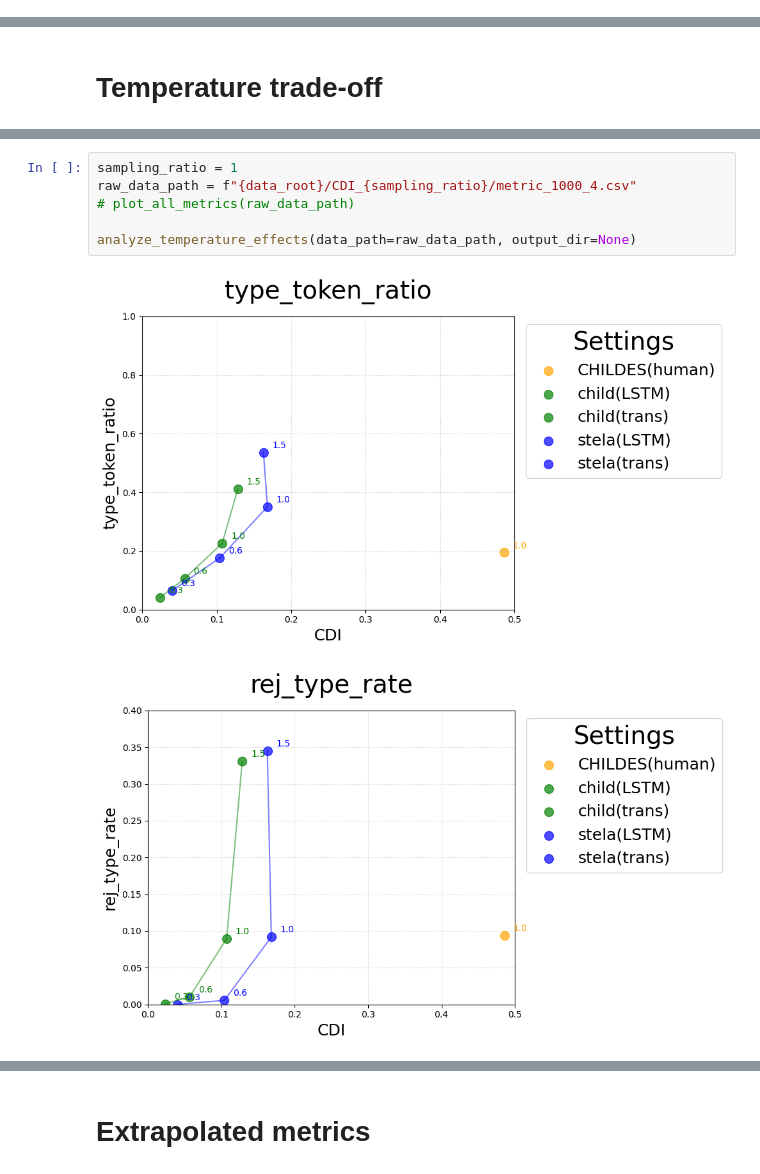
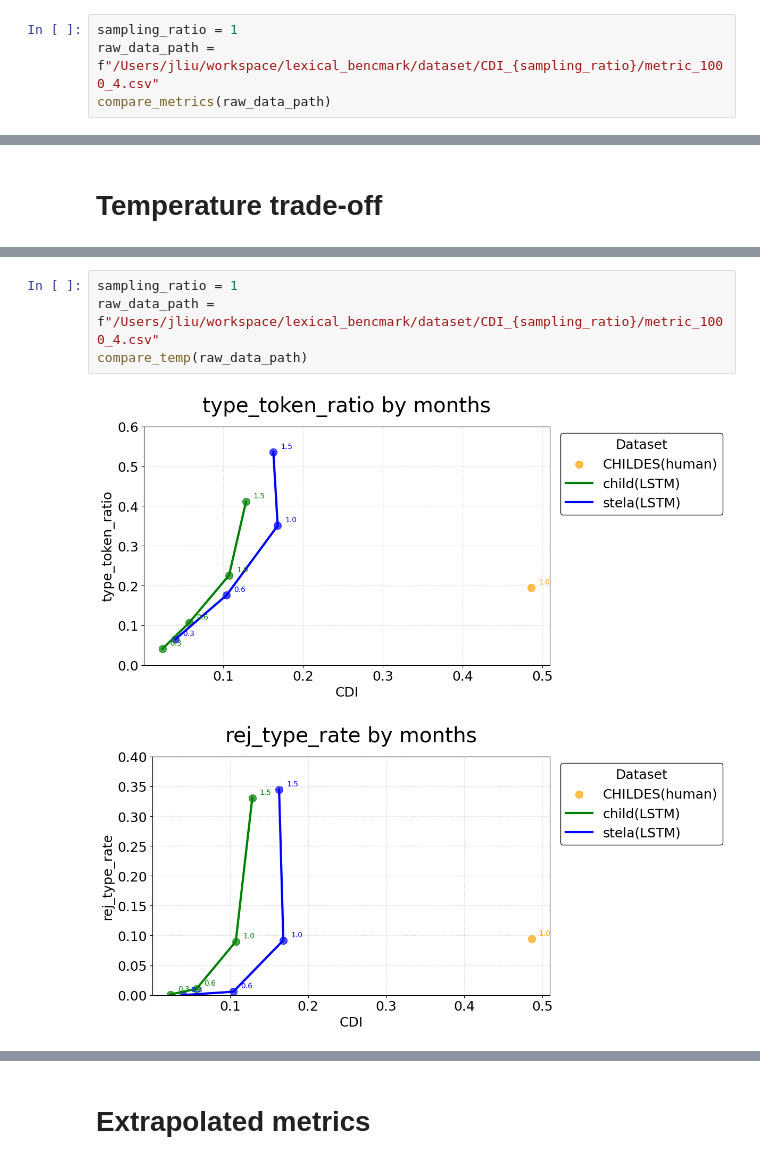
Before and after one commit to nhamilakis/Lexical-benchmark, a Jupyter notebook: notebooks/paper_fig.ipynb, the cells around one changed output, grey strips where cells are left out. Saved outputs shown, nothing was run; the diff lists cells and outputs as text.

Commit message:
refactor plotting func

```diff
--- a/notebooks/paper_fig.ipynb
+++ b/notebooks/paper_fig.ipynb
@@ -515,0 +538,4 @@ def plot_all_metrics(raw_data_path: str):
+# %%
+sampling_ratio = 1
+raw_data_path = f"/Users/jliu/workspace/lexical_bencmark/dataset/CDI_{sampling_ratio}/metric_1000_4.csv"
+compare_metrics(raw_data_path)
@@ -635,9 +596,7 @@ def analyze_temperature_effects(data_path: Path | str, output_dir: Path | str |
 # %%
 sampling_ratio = 1
-raw_data_path = f"{data_root}/CDI_{sampling_ratio}/metric_1000_4.csv"
-# plot_all_metrics(raw_data_path)
-
-analyze_temperature_effects(data_path=raw_data_path, output_dir=None)
+raw_data_path = f"/Users/jliu/workspace/lexical_bencmark/dataset/CDI_{sampling_ratio}/metric_1000_4.csv"
+compare_temp(raw_data_path)
 # %% [output]
-[figure, old version]
+[figure, new version]
-[figure, old version]
+[figure, new version]
```
Also changed, not shown: parts of 14 cells of this notebook, 3 other files.
